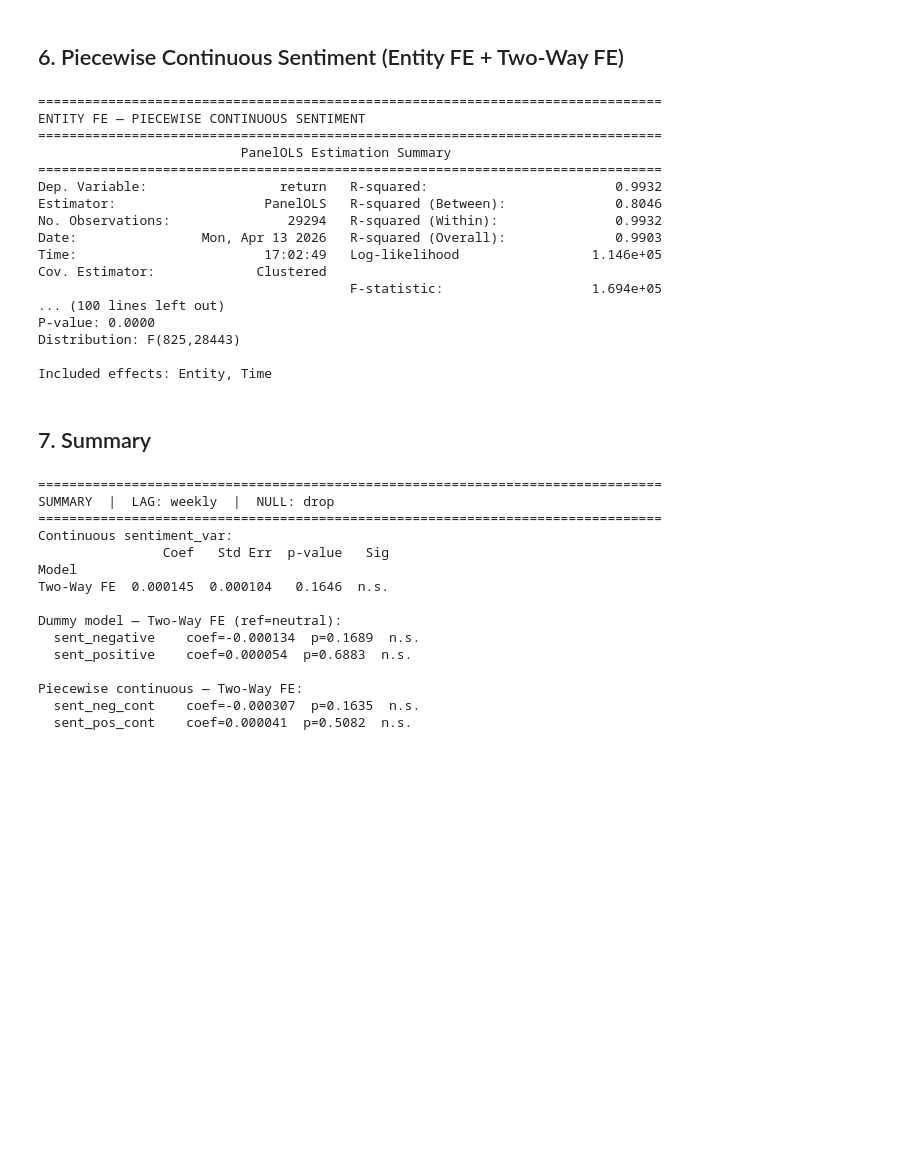
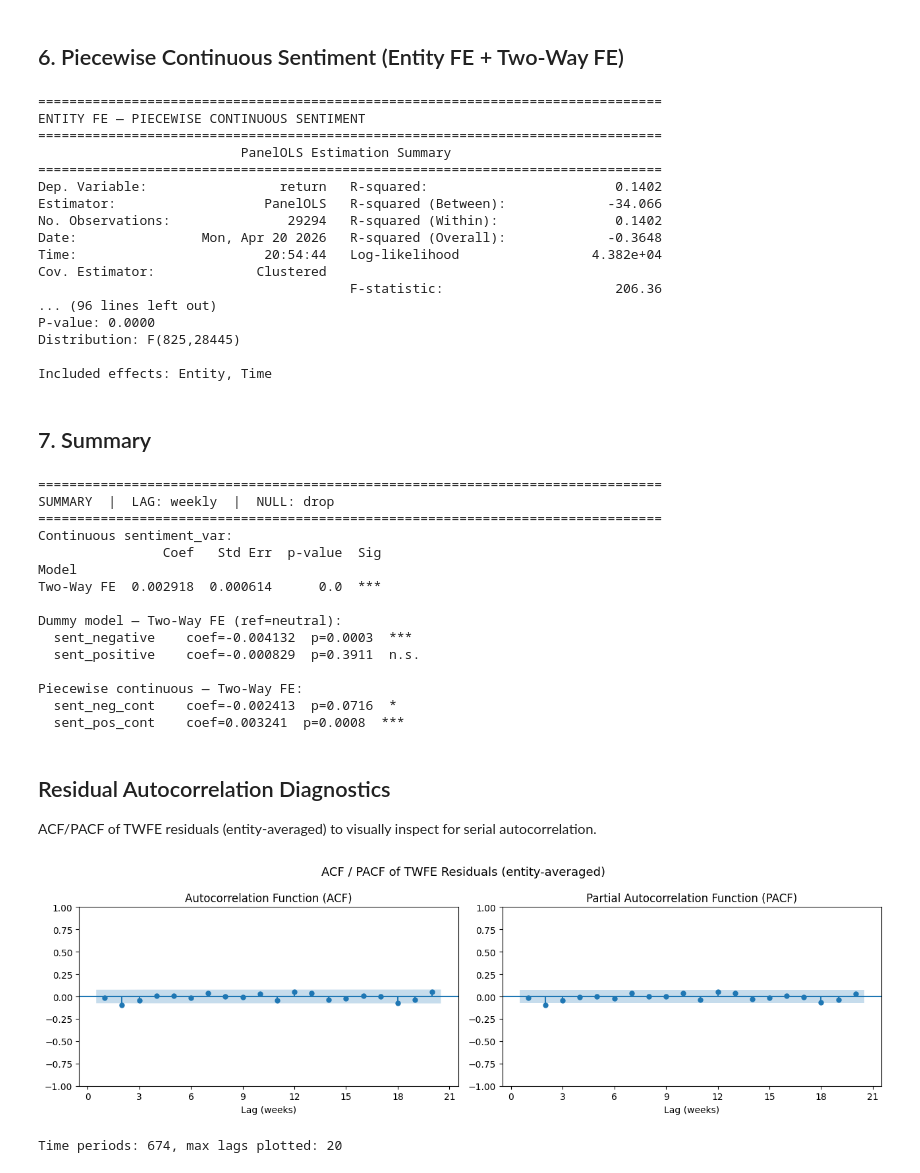
Before and after one commit to shakunage/thesis-work, a Jupyter notebook: panel_data_analysis/sentiment_analysis_weekly.ipynb, the cells around one changed output. Saved outputs shown, nothing was run; the diff lists cells and outputs as text; code cells hidden in the pictures; blank space fills up the shorter version.

```diff
--- a/panel_data_analysis/sentiment_analysis_weekly.ipynb
+++ b/panel_data_analysis/sentiment_analysis_weekly.ipynb
@@ -115,7 +114,6 @@ else:
     PERIOD_CONTROLS = [
         'return_lag_period',
         'log_volume', 'gk_vol', 'momentum_12_1', 'amihud',
-        'open_to_close_return', 'close_to_open_return',
         'EURUSD_return', 'EURSEK_return', 'EURCNY_return',
         'GC_return', 'CL_return', 'VIX_return', 'GSPC_return', 'TNX_return',
         'euribor_3m_diff', 'OMXHPI_return', 'OMXN40_return', 'STOXX50E_return',
@@ -542,16 +540,16 @@ ENTITY FE — PIECEWISE CONTINUOUS SENTIMENT
 ================================================================================
                           PanelOLS Estimation Summary
 ================================================================================
-Dep. Variable:                 return   R-squared:                        0.9932
-Estimator:                   PanelOLS   R-squared (Between):              0.8046
-No. Observations:               29294   R-squared (Within):               0.9932
-Date:                Mon, Apr 13 2026   R-squared (Overall):              0.9903
-Time:                        17:02:49   Log-likelihood                 1.146e+05
+Dep. Variable:                 return   R-squared:                        0.1402
+Estimator:                   PanelOLS   R-squared (Between):             -34.066
+No. Observations:               29294   R-squared (Within):               0.1402
+Date:                Mon, Apr 20 2026   R-squared (Overall):             -0.3648
+Time:                        20:54:44   Log-likelihood                 4.382e+04
 Cov. Estimator:             Clustered
-                                        F-statistic:                   1.694e+05
-... (100 lines left out)
+                                        F-statistic:                      206.36
+... (96 lines left out)
 P-value: 0.0000
-Distribution: F(825,28443)
+Distribution: F(825,28445)
 
 Included effects: Entity, Time
 # %% [markdown]
@@ -602,14 +600,48 @@ for var in ['sent_neg_cont', 'sent_pos_cont']:
 SUMMARY  |  LAG: weekly  |  NULL: drop
 ================================================================================
 Continuous sentiment_var:
-                Coef   Std Err  p-value   Sig
+                Coef   Std Err  p-value  Sig
 Model
-Two-Way FE  0.000145  0.000104   0.1646  n.s.
+Two-Way FE  0.002918  0.000614      0.0  ***
 
 Dummy model — Two-Way FE (ref=neutral):
-  sent_negative    coef=-0.000134  p=0.1689  n.s.
-  sent_positive    coef=0.000054  p=0.6883  n.s.
+  sent_negative    coef=-0.004132  p=0.0003  ***
+  sent_positive    coef=-0.000829  p=0.3911  n.s.
 
 Piecewise continuous — Two-Way FE:
-  sent_neg_cont    coef=-0.000307  p=0.1635  n.s.
-  sent_pos_cont    coef=0.000041  p=0.5082  n.s.
+  sent_neg_cont    coef=-0.002413  p=0.0716  *
+  sent_pos_cont    coef=0.003241  p=0.0008  ***
+# %% [markdown]
+## Residual Autocorrelation Diagnostics
+
+ACF/PACF of TWFE residuals (entity-averaged) to visually inspect for serial autocorrelation.
+# %%
+import statsmodels.graphics.tsaplots as tsaplots
+import matplotlib.pyplot as plt
+
+resids = fe_time_results.resids
+mean_resids = resids.groupby(level='Date').mean().sort_index()
+
+n_periods = len(mean_resids)
+max_lags = min(20, n_periods // 2 - 1)
+
+fig, axes = plt.subplots(1, 2, figsize=(13, 4))
+fig.suptitle('ACF / PACF of TWFE Residuals (entity-averaged)', fontsize=13)
+
+tsaplots.plot_acf(mean_resids, lags=max_lags, ax=axes[0], alpha=0.05, zero=False)
+axes[0].set_title('Autocorrelation Function (ACF)')
+axes[0].set_xlabel('Lag (weeks)')
+axes[0].xaxis.set_major_locator(plt.MaxNLocator(integer=True))
+
+tsaplots.plot_pacf(mean_resids, lags=max_lags, ax=axes[1], alpha=0.05, method='ywm', zero=False)
+axes[1].set_title('Partial Autocorrelation Function (PACF)')
+axes[1].set_xlabel('Lag (weeks)')
+axes[1].xaxis.set_major_locator(plt.MaxNLocator(integer=True))
+
+plt.tight_layout()
+plt.show()
+
+print(f'Time periods: {n_periods}, max lags plotted: {max_lags}')
+# %% [output]
+[figure, added]
+Time periods: 674, max lags plotted: 20
```
Also changed, not shown: parts of 9 cells of this notebook, 2 other files.
